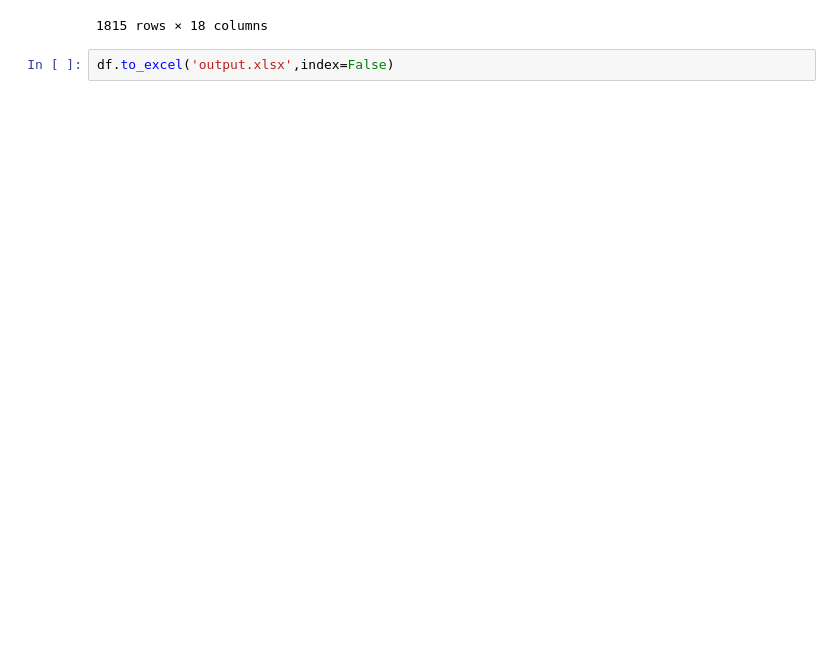
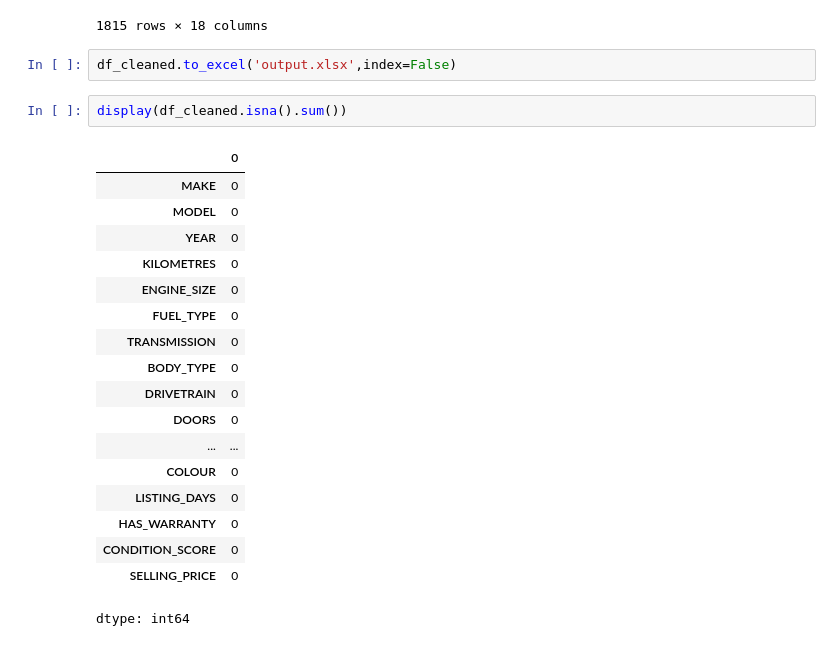
Before and after one commit to jaswanth424/MachineLearning, a Jupyter notebook: CarSalePrediction.ipynb, the cells around one changed output. Saved outputs shown, nothing was run; the diff lists cells and outputs as text; blank space fills up the shorter version.

```diff
--- a/CarSalePrediction.ipynb
+++ b/CarSalePrediction.ipynb
@@ -139,4 +139,25 @@ display(df_cleaned)
 | 1814 | Toyota | RAV4 | 2015 | 183760.0 | 3.0 | Gasoline | Automatic | Sedan | 4WD | ... |
 1815 rows × 18 columns
 # %%
-df.to_excel('output.xlsx',index=False)
+df_cleaned.to_excel('output.xlsx',index=False)
+# %%
+display(df_cleaned.isna().sum())
+# %% [output]
+|  | 0 |
+| MAKE | 0 |
+| MODEL | 0 |
+| YEAR | 0 |
+| KILOMETRES | 0 |
+| ENGINE_SIZE | 0 |
+| FUEL_TYPE | 0 |
+| TRANSMISSION | 0 |
+| BODY_TYPE | 0 |
+| DRIVETRAIN | 0 |
+| DOORS | 0 |
+| ... | ... |
+| COLOUR | 0 |
+| LISTING_DAYS | 0 |
+| HAS_WARRANTY | 0 |
+| CONDITION_SCORE | 0 |
+| SELLING_PRICE | 0 |
+dtype: int64
```
Also changed, not shown: parts of 1 cell of this notebook.
